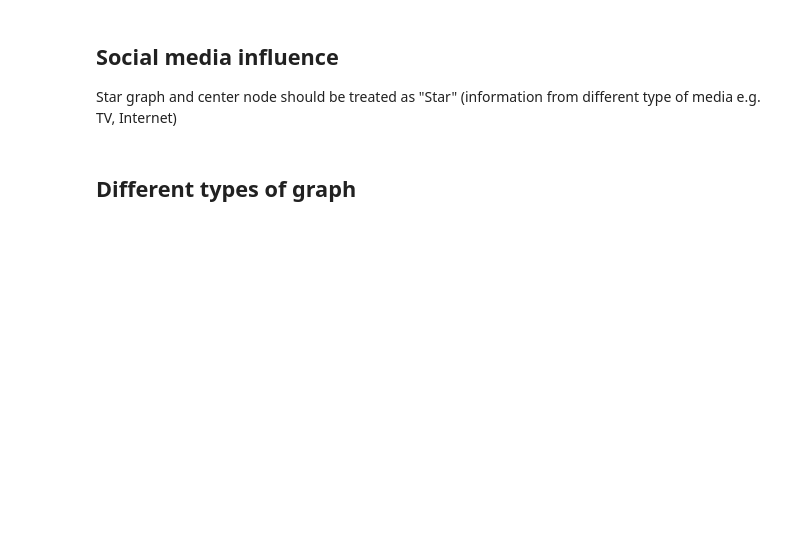
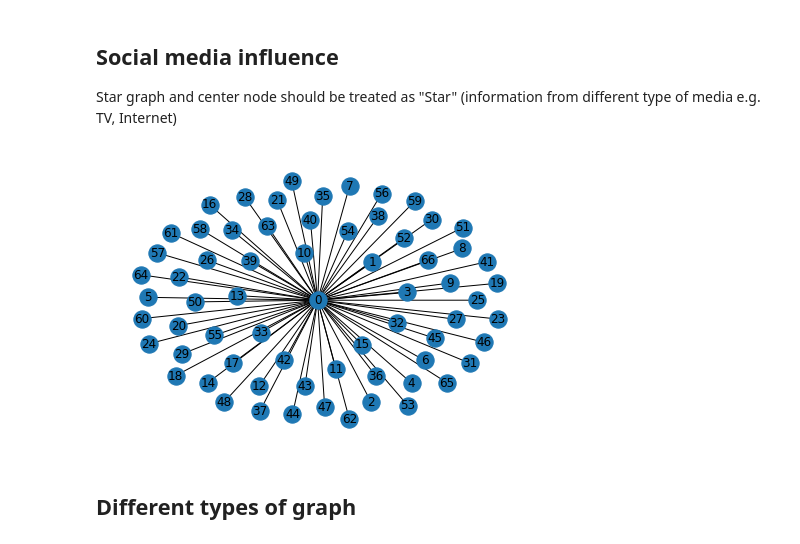
Before and after one commit to dpalatynski/Master-Thesis, a Jupyter notebook: Networks - neighbourhood.ipynb, the cells around one changed output. Saved outputs shown, nothing was run; the diff lists cells and outputs as text; code cells hidden in the pictures; blank space fills up the shorter version.

```diff
--- a/Networks - neighbourhood.ipynb
+++ b/Networks - neighbourhood.ipynb
@@ -63,5 +82,7 @@ NUMBER_OF_NODES = NUMBER_OF_NODES_HEIGHT*NUMBER_OF_NODES_WIDTH
 # %%
-K = nx.star_graph(NUMBER_OF_NODES)
-nx.draw(K, with_labels=True)
+L = nx.star_graph(NUMBER_OF_NODES)
+nx.draw(L, with_labels=True)
+# %% [output]
+[figure, added]
 # %% [markdown]
 ## Different types of graph
```
Also changed, not shown: parts of 17 cells of this notebook, 3 other files.
